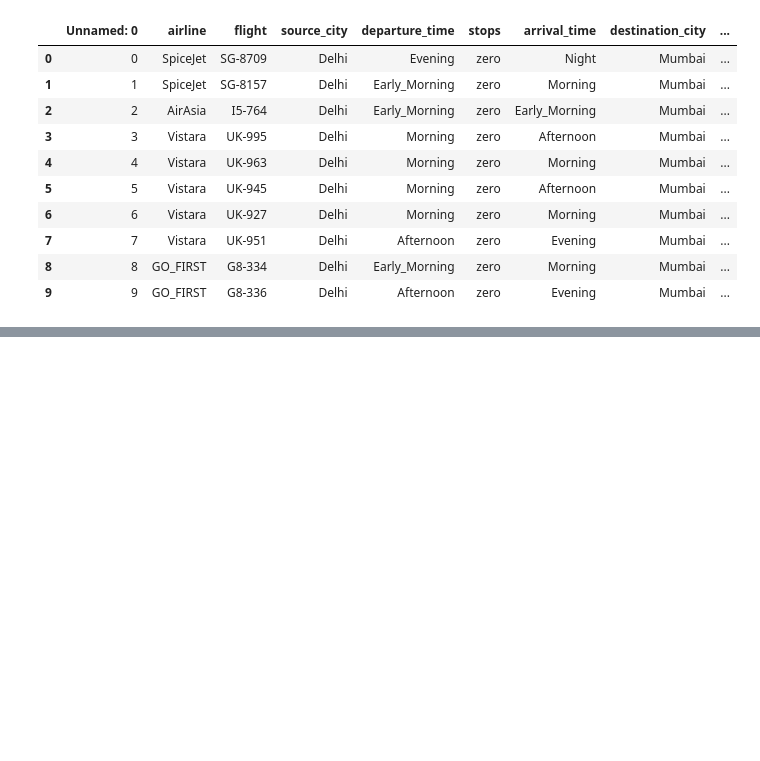
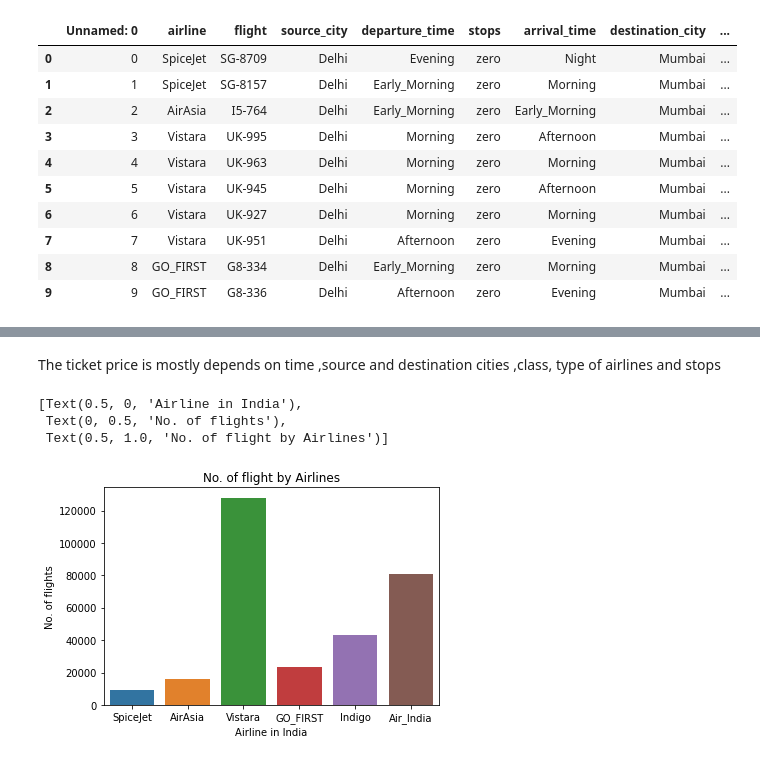
Before and after one commit to heyitsabhijeet/Indian-Airlines-Ticket-Price-Analysis, a Jupyter notebook: India Airlines Ticket Price Exploratory Analysis.ipynb, the cells around one changed output, grey strips where cells are left out. Cells and saved outputs as stored; diff of their text form; code cells hidden in the pictures; blank space fills up the shorter version.

Commit message:
Updated visualizations

```diff
--- a/India Airlines Ticket Price Exploratory Analysis.ipynb
+++ b/India Airlines Ticket Price Exploratory Analysis.ipynb
@@ -22,0 +75,11 @@ df.head(10)
+# %% [markdown]
+The ticket price is mostly depends on time ,source and destination cities ,class, type of airlines and stops
+# %%
+from turtle import title
+NF = sns.countplot(x='airline', data = df)
+NF.set(xlabel='Airline in India', ylabel='No. of flights', title='No. of flight by Airlines')
+# %% [output]
+[Text(0.5, 0, 'Airline in India'),
+ Text(0, 0.5, 'No. of flights'),
+ Text(0.5, 1.0, 'No. of flight by Airlines')]
+[figure, added]
```
Also changed, not shown: parts of 13 cells of this notebook.
